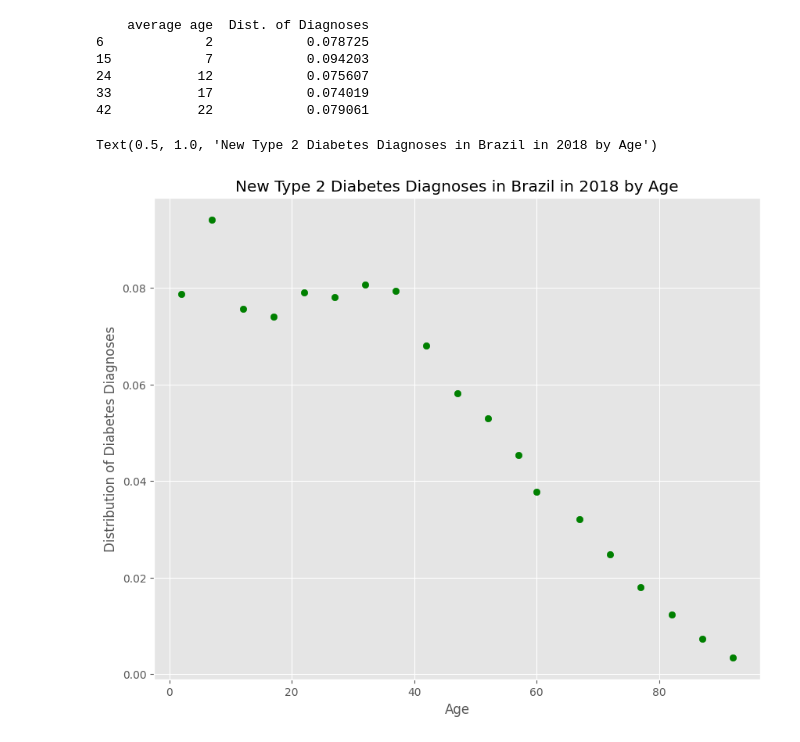
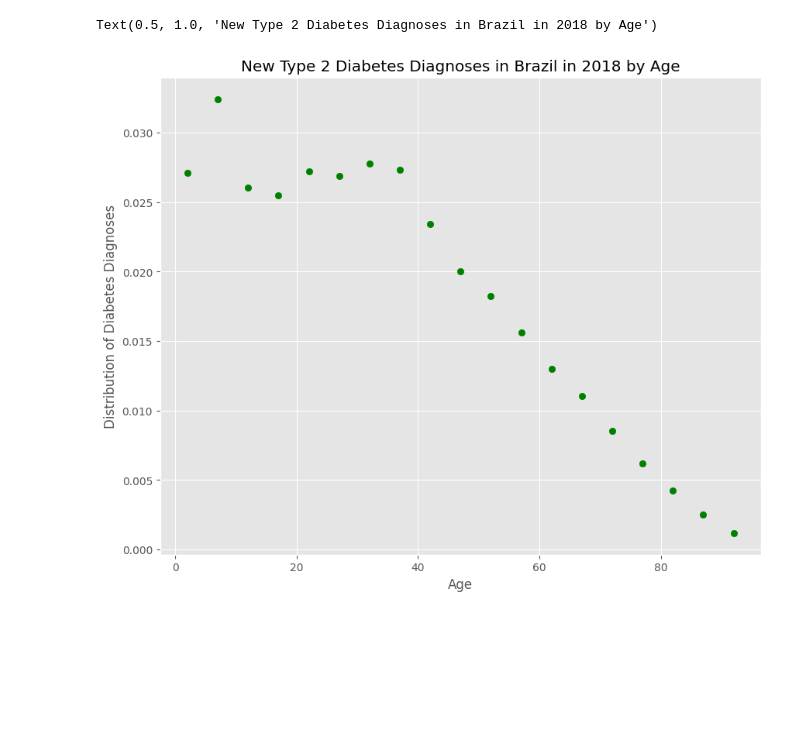
Before and after one commit to JosephMuschialli/QM2, a Jupyter notebook: Project/Newbrazildatabyage.ipynb, the cells around one changed output. Saved outputs shown, nothing was run; the diff lists cells and outputs as text; code cells hidden in the pictures; blank space fills up the shorter version.

```diff
--- a/Project/Newbrazildatabyage.ipynb
+++ b/Project/Newbrazildatabyage.ipynb
@@ -18,26 +19,23 @@ uploaded = files.upload()
 # %%
 df = pd.read_csv('databyage.csv')
 df = df.replace('years','',regex = True)
 df = df[df['metric']=='Number']
-df['Diagnoses (In 10 Millions)']=df['val']/10000000
-df = df[df['year']==2018]
-df['average age']=[2,7,12,17,22,27,32,37,42,47,52,57,60,67,72,77,82,87,92]
-df['Dist. of Diagnoses']=df['Diagnoses (In 10 Millions)']/df['Diagnoses (In 10 Millions)'].sum()
-df['Dist. of Diagnoses'].head()
-df1 = df[['average age', 'Dist. of Diagnoses']]
-print(df1.head())
-x = df1['average age']
-y = df1['Dist. of Diagnoses']
-plt.scatter(x,y,c='green')
+df['Dist. of Diagnoses']=df['val']/df['val'].sum()
+
+# Manually inputting the median age of each interval. ie: 1-4 = 2, 5-9 = 7 etc...
+
+df['average age']=[2,2,2,7,7,7,12,12,12,17,17,17,22,22,22,27,27,27,32,32,32,37,37,37,42,42,42,47,47,47,52,52,52,57,57,57,62,62,62,67,67,67,72,72,72,77,77,77,82,82,82,87,87,87,92,92,92]
+df['product']=df['Dist. of Diagnoses']*df['average age']
+# For 2018
+
+df18 = df[df['year']==2018]
+df18 = df18[['average age', 'Dist. of Diagnoses']]
+x18 = df18['average age']
+y18 = df18['Dist. of Diagnoses']
+plt.scatter(x18,y18,c='green')
 plt.xlabel('Age')
 plt.ylabel('Distribution of Diabetes Diagnoses')
 plt.title('New Type 2 Diabetes Diagnoses in Brazil in 2018 by Age')
 # %% [output]
-    average age  Dist. of Diagnoses
-6             2            0.078725
-15            7            0.094203
-24           12            0.075607
-33           17            0.074019
-42           22            0.079061
+Text(0.5, 1.0, 'New Type 2 Diabetes Diagnoses in Brazil in 2018 by Age')
-Text(0.5, 1.0, 'New Type 2 Diabetes Diagnoses in Brazil in 2018 by Age')
-[figure, old version]
+[figure, new version]
```
Also changed, not shown: parts of 7 cells of this notebook.
